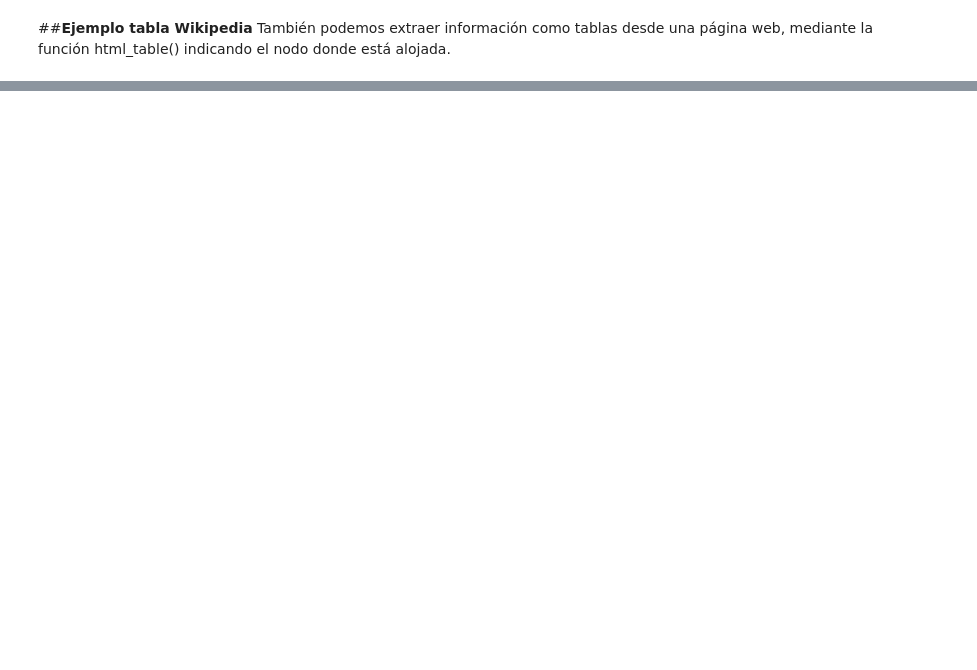
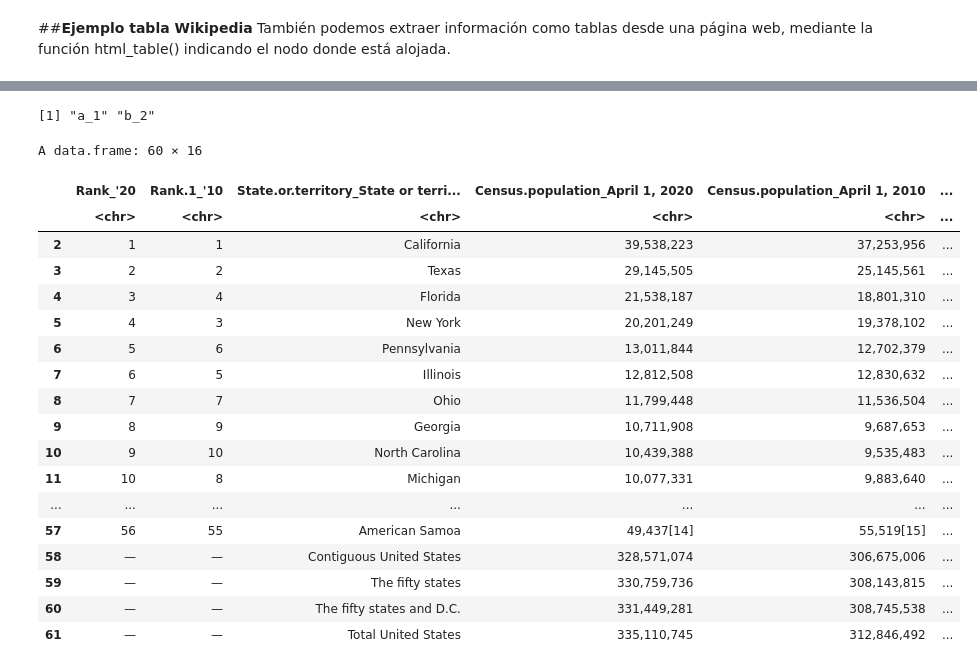
Before and after one commit to rodrigo-coco-espinoza/Introduccion_a_ciencia_de_datos_R_v2, a Jupyter notebook: Clases/Clase3/Clase3_ejemplo_práctico_API_y_WebScraping.ipynb, the cells around one changed output, grey strips where cells are left out. Saved outputs shown, nothing was run; the diff lists cells and outputs as text; code cells hidden in the pictures; blank space fills up the shorter version.

```diff
--- a/Clases/Clase3/Clase3_ejemplo_práctico_API_y_WebScraping.ipynb
+++ b/Clases/Clase3/Clase3_ejemplo_práctico_API_y_WebScraping.ipynb
@@ -161,0 +423,4 @@ html_table(tabla_html, fill = TRUE)
+# %%
+paste(v1,v2,sep ="_")
+# %% [output]
+[1] "a_1" "b_2"
@@ -161,0 +429,22 @@ html_table(tabla_html, fill = TRUE)
+# %%
+tabla
+# %% [output]
+A data.frame: 60 × 16
+|  | Rank_'20 | Rank.1_'10 | State.or.territory_State or terri... | Census.population_April 1, 2020 | Census.population_April 1, 2010 | ... |
+|  | <chr> | <chr> | <chr> | <chr> | <chr> | ... |
+| 2 | 1 | 1 | California | 39,538,223 | 37,253,956 | ... |
+| 3 | 2 | 2 | Texas | 29,145,505 | 25,145,561 | ... |
+| 4 | 3 | 4 | Florida | 21,538,187 | 18,801,310 | ... |
+| 5 | 4 | 3 | New York | 20,201,249 | 19,378,102 | ... |
+| 6 | 5 | 6 | Pennsylvania | 13,011,844 | 12,702,379 | ... |
+| 7 | 6 | 5 | Illinois | 12,812,508 | 12,830,632 | ... |
+| 8 | 7 | 7 | Ohio | 11,799,448 | 11,536,504 | ... |
+| 9 | 8 | 9 | Georgia | 10,711,908 | 9,687,653 | ... |
+| 10 | 9 | 10 | North Carolina | 10,439,388 | 9,535,483 | ... |
+| 11 | 10 | 8 | Michigan | 10,077,331 | 9,883,640 | ... |
+| ... | ... | ... | ... | ... | ... | ... |
+| 57 | 56 | 55 | American Samoa | 49,437[14] | 55,519[15] | ... |
+| 58 | — | — | Contiguous United States | 328,571,074 | 306,675,006 | ... |
+| 59 | — | — | The fifty states | 330,759,736 | 308,143,815 | ... |
+| 60 | — | — | The fifty states and D.C. | 331,449,281 | 308,745,538 | ... |
+| 61 | — | — | Total United States | 335,110,745 | 312,846,492 | ... |
```
Also changed, not shown: parts of 44 cells of this notebook.
